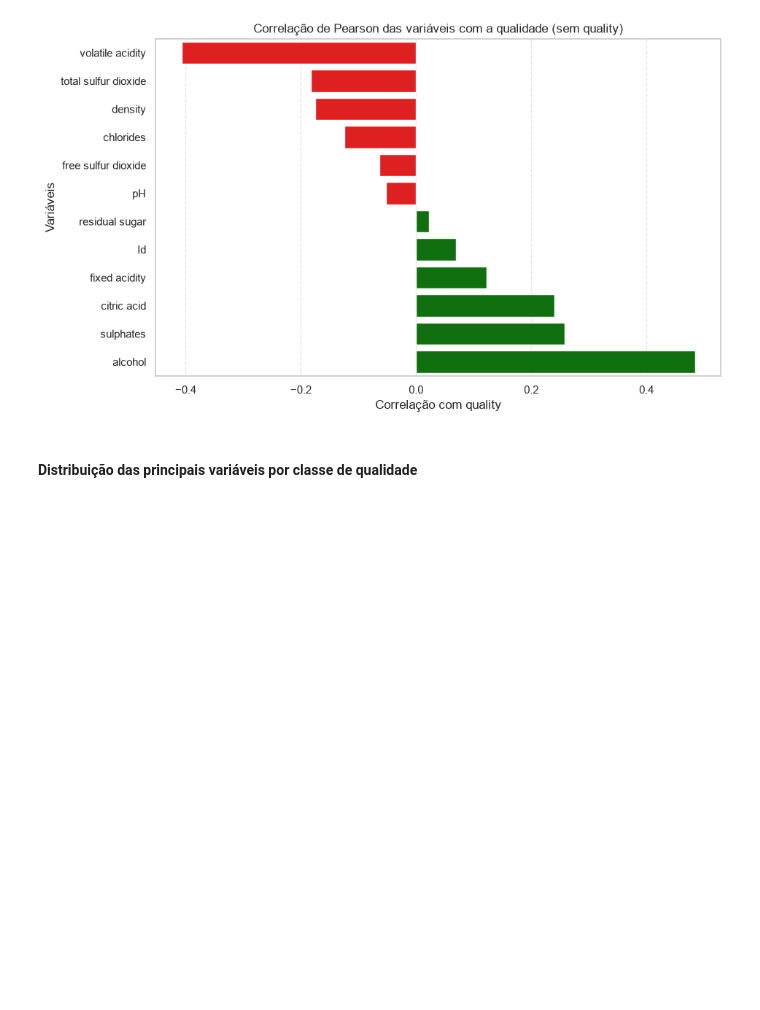
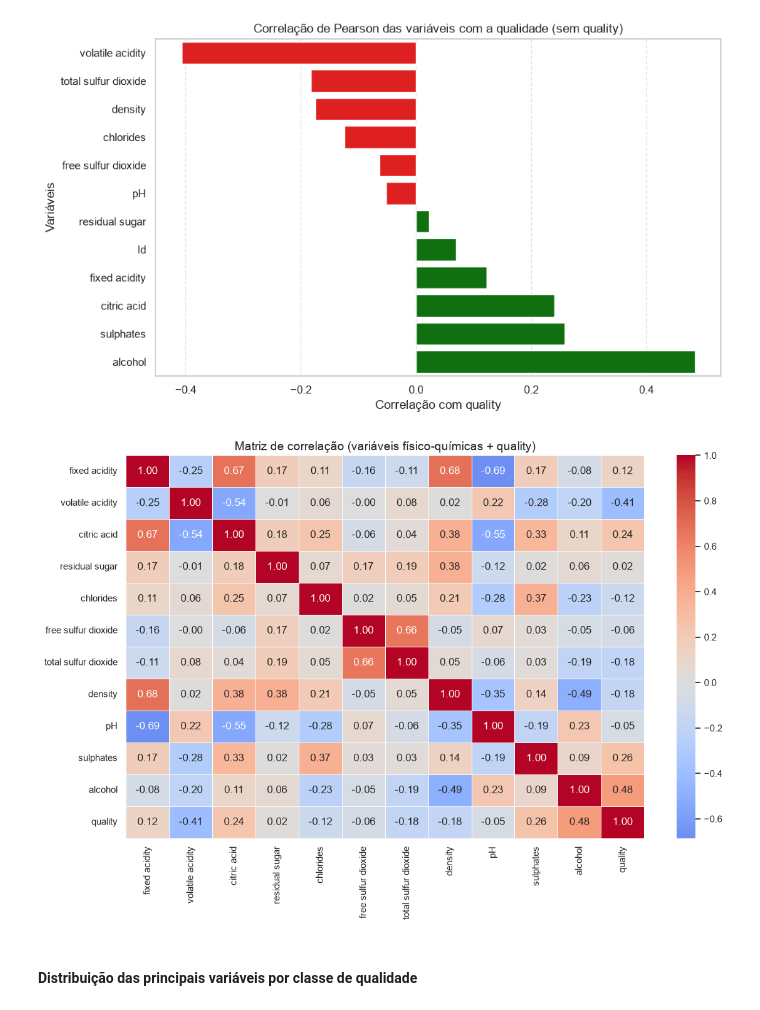
Before and after one commit to bruno88rick/wine-quality-classification, a Jupyter notebook: notebooks/wine_classification.ipynb, the cells around one changed output. Drawn from its saved outputs; the diff is of its cells as text; code cells hidden in the pictures; blank space fills up the shorter version.

```diff
--- a/notebooks/wine_classification.ipynb
+++ b/notebooks/wine_classification.ipynb
@@ -627,6 +647,31 @@ Passing `palette` without assigning `hue` is deprecated and will be removed in v
 
   sns.barplot(x=corr_sem_quality.values, y=corr_sem_quality.index, palette=cores)
 [figure]
+# %%
+df_corr = df.drop(columns=['Id'], errors='ignore')
+
+corr_matrix = df_corr.corr(numeric_only=True)
+
+plt.figure(figsize=(12, 8))
+
+sns.heatmap(
+    corr_matrix,
+    annot=True,
+    fmt=".2f",
+    cmap="coolwarm",
+    center=0,
+    linewidths=0.5,
+    cbar=True
+)
+
+plt.title("Matriz de correlação (variáveis físico-químicas + quality)", fontsize=14)
+plt.xticks(rotation=90)
+plt.yticks(rotation=0)
+plt.tight_layout()
+
+plt.show()
+# %% [output]
+[figure, added]
 # %% [markdown]
 #### Distribuição das principais variáveis por classe de qualidade
 # %%
```
Also changed, not shown: parts of 7 cells of this notebook, 27 other files.
